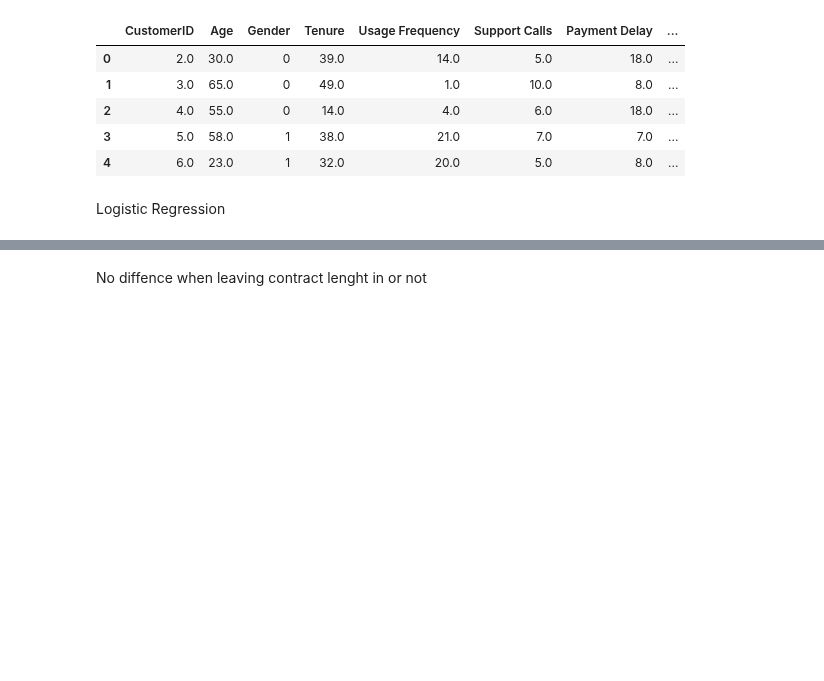
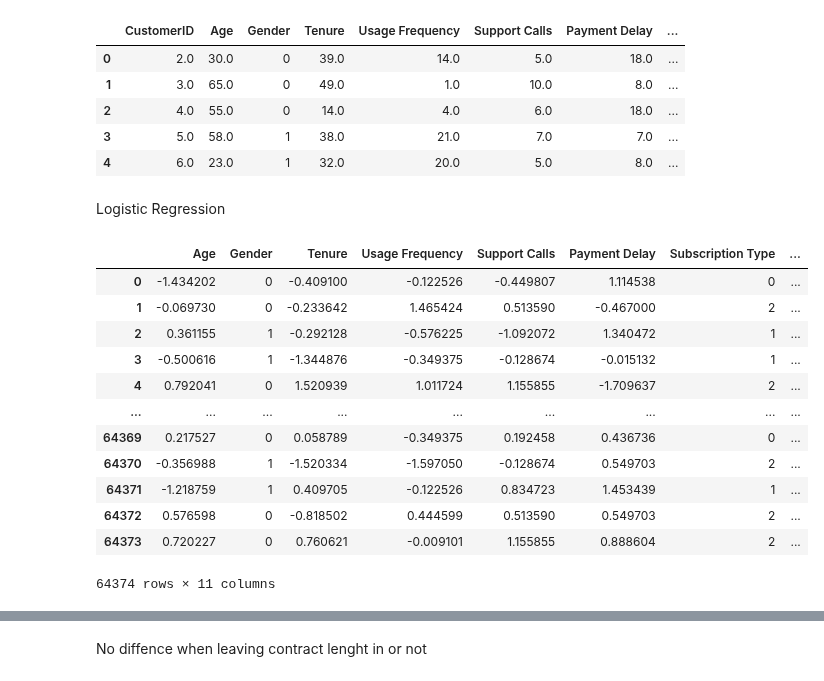
Before and after one commit to Johannes3001/AppliedML_Assign.01, a Jupyter notebook: JohannesCode.ipynb, the cells around one changed output, grey strips where cells are left out. Drawn from its saved outputs; the diff is of its cells as text; code cells hidden in the pictures; blank space fills up the shorter version.

```diff
--- a/JohannesCode.ipynb
+++ b/JohannesCode.ipynb
@@ -375,2 +399,18 @@ Logistic Regression
+# %%
+test
+# %% [output]
+|  | Age | Gender | Tenure | Usage Frequency | Support Calls | Payment Delay | Subscription Type | ... |
+| 0 | -1.434202 | 0 | -0.409100 | -0.122526 | -0.449807 | 1.114538 | 0 | ... |
+| 1 | -0.069730 | 0 | -0.233642 | 1.465424 | 0.513590 | -0.467000 | 2 | ... |
+| 2 | 0.361155 | 1 | -0.292128 | -0.576225 | -1.092072 | 1.340472 | 1 | ... |
+| 3 | -0.500616 | 1 | -1.344876 | -0.349375 | -0.128674 | -0.015132 | 1 | ... |
+| 4 | 0.792041 | 0 | 1.520939 | 1.011724 | 1.155855 | -1.709637 | 2 | ... |
+| ... | ... | ... | ... | ... | ... | ... | ... | ... |
+| 64369 | 0.217527 | 0 | 0.058789 | -0.349375 | 0.192458 | 0.436736 | 0 | ... |
+| 64370 | -0.356988 | 1 | -1.520334 | -1.597050 | -0.128674 | 0.549703 | 2 | ... |
+| 64371 | -1.218759 | 1 | 0.409705 | -0.122526 | 0.834723 | 1.453439 | 1 | ... |
+| 64372 | 0.576598 | 0 | -0.818502 | 0.444599 | 0.513590 | 0.549703 | 2 | ... |
+| 64373 | 0.720227 | 0 | 0.760621 | -0.009101 | 1.155855 | 0.888604 | 2 | ... |
+64374 rows × 11 columns
 # %%
 #Xtrain = train.iloc[:, 1:-1]
```
Also changed, not shown: parts of 8 cells of this notebook.
